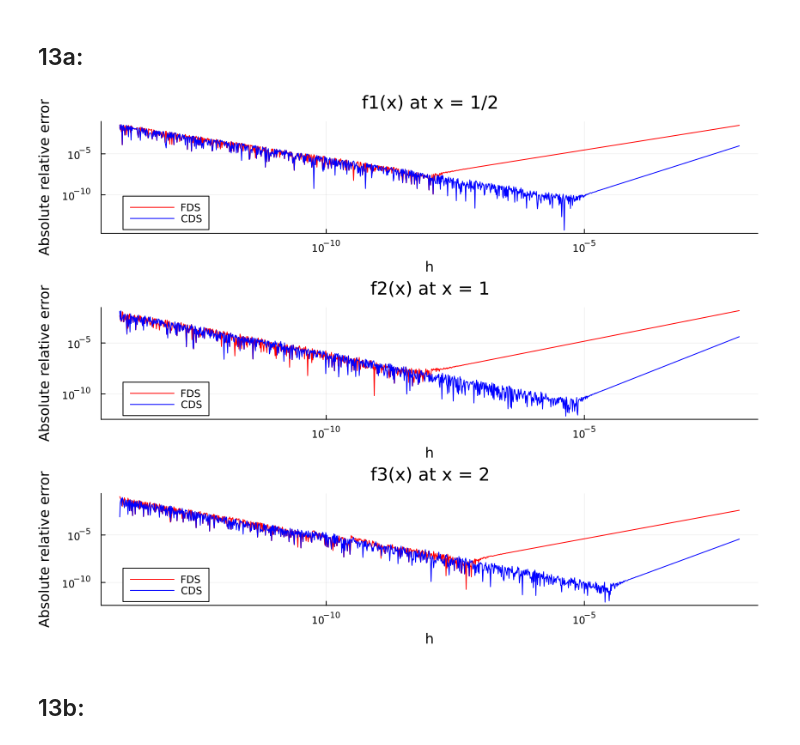
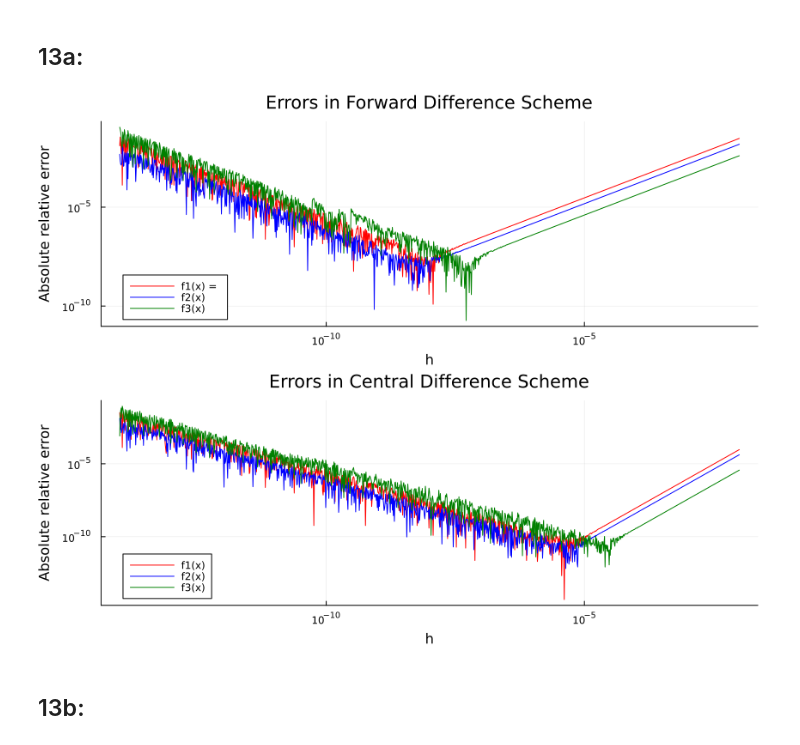
Before and after one commit to mollyotoole09/Molly-OToole_Andrea-Brouwers-2504-2023-BigHW, a Jupyter notebook: notebooks/Submission-Form-IV-Q13-Q17.ipynb, the cells around one changed output. Drawn from its saved outputs; the diff is of its cells as text; code cells hidden in the pictures.

```diff
--- a/notebooks/Submission-Form-IV-Q13-Q17.ipynb
+++ b/notebooks/Submission-Form-IV-Q13-Q17.ipynb
@@ -23,44 +23,70 @@ GitHub repo:
 ## 13a:
 # %%
 using Plots
+
+#define the forward difference and central difference schemes (from lectures)
 diff_forward(f, x; h = sqrt(eps())) = (f(x+h) - f(x))/h
 diff_central(f, x; h = sqrt(eps())) = (f(x + (h/2)) - f(x - (h/2)))/h
 
+#define each function and its derivative
 f1(x) = cos(x^2)
 f1_der(x) = -2*x*sin(x^2)
 f2(x) = exp(x^2)
 f2_der(x) = 2*x*exp(x^2)
 f3(x) = (atan(x))/(1 + exp(-4x^2))
 f3_der(x) = (1 + exp(-4x^2) + (8*exp(-4x^2) * atan(x) * (x^3 + x)))/((1+exp(-4x^2))^2 * (x^2 + 1))
 
+#define x values for each function being tested
 x1, x2, x3 = 1/2, 1, 2
 
+#set h range
 h_range = 10 .^ (-14:0.01:-2)
 
+#errors for f1 function (forward and central)
 errs11 = [abs(diff_forward(f1, x1; h = h) - f1_der(x1))/abs(f1_der(x1)) for h in h_range]
 errs12 = [abs(diff_central(f1, x1; h = h) - f1_der(x1))/abs(f1_der(x1)) for h in h_range]
 
+#errors for f2 function (forward and central)
 errs21 = [abs(diff_forward(f2, x2; h = h) - f2_der(x2))/abs(f2_der(x2)) for h in h_range]
 errs22 = [abs(diff_central(f2, x2; h = h) - f2_der(x2))/abs(f2_der(x2)) for h in h_range]
 
+#errors for f3 function (forward and central)
 errs31 = [abs(diff_forward(f3, x3; h = h) - f3_der(x3))/abs(f3_der(x3)) for h in h_range]
 errs32 = [abs(diff_central(f3, x3; h = h) - f3_der(x3))/abs(f3_der(x3)) for h in h_range]
 
-p1 = plot(h_range,[errs11 errs12 ], yaxis = :log,xaxis = :log,
+#plot for errors in forward difference scheme
+p1 = plot(h_range,[errs11 errs21 errs31 ], yaxis = :log,xaxis = :log,
     xlabel="h",ylabel="Absolute relative error",
-    label = ["FDS" "CDS"], c = [:red :blue], legend = :bottomright, title = "f1(x) at x = 1/2")
+    label = ["f1(x) = " "f2(x)" "f3(x)"], c = [:red :blue :green], legend = :bottomright, title = "Errors in Forward Difference Scheme")
 
-p2 = plot(h_range,[errs21 errs22 ], yaxis = :log,xaxis = :log,
+#plot for errors in central difference scheme
+p2 = plot(h_range,[errs12 errs22 errs32 ], yaxis = :log,xaxis = :log,
     xlabel="h",ylabel="Absolute relative error",
-    label = ["FDS" "CDS"], c = [:red :blue], legend = :bottomright, title = "f2(x) at x = 1")
+    label = ["f1(x)" "f2(x)" "f3(x)"], c = [:red :blue :green], legend = :bottomright, title = "Errors in Central Difference Scheme")
 
-p3 = plot(h_range,[errs31 errs32 ], yaxis = :log,xaxis = :log,
-    xlabel="h",ylabel="Absolute relative error",
-    label = ["FDS" "CDS"], c = [:red :blue], legend = :bottomright, title = "f3(x) at x = 2")
+#display both Plots
+display(plot(p1, p2, size=(850,650), layout = (2,1), legend=:bottomleft))
 
-plot(p1, p2, p3, size=(850,650), layout = (3,1), legend=:bottomleft)
+errs1 = [errs11, errs21, errs31] #define forward difference scheme errors
+errs2 = [errs12, errs22, errs32] #define central difference scheme errors
+
+println("Error for Forward Difference Scheme")
+for i in 1:3
+    optimal_index_forward = argmin(errs1[i])
+    optimal_h_forward = h_range[optimal_index_forward]
+    println("The optimal h for f$(i) is $(optimal_h_forward)")
+end
+
+println("")
+
+println("Error for Central Difference Scheme")
+for i in 1:3
+    optimal_index_central = argmin(errs2[i])
+    optimal_h_central = h_range[optimal_index_central]
+    println("The optimal h for f$(i) is $(optimal_h_central)")
+end
 # %% [output]
-[figure, old version]
+[figure, new version]
 # %% [markdown]
 ## 13b:
 # %% [markdown]
```
Also changed, not shown: parts of 10 cells of this notebook, 3 other files.
